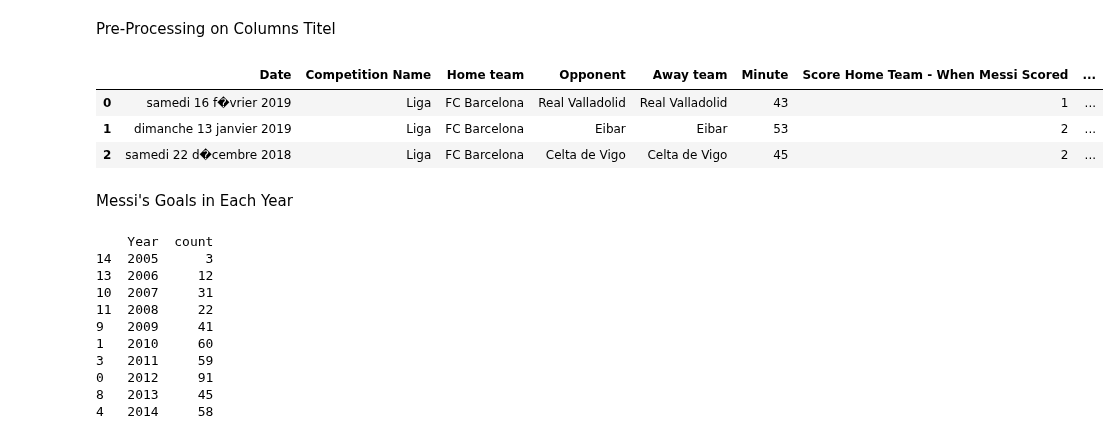
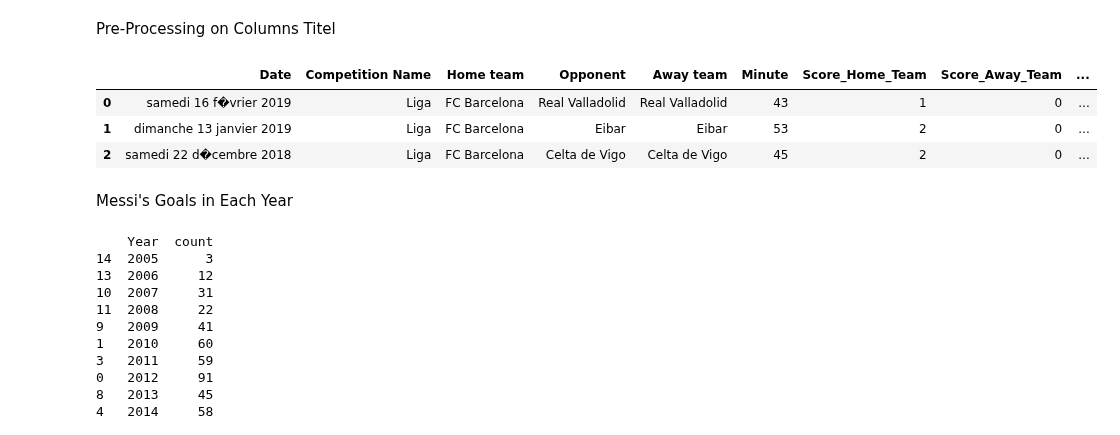
Before and after one commit to TaRa1999R/Data_Science, a Jupyter notebook: assignment40/2-messi.ipynb, the cells around one changed output. Saved outputs shown, nothing was run; the diff lists cells and outputs as text; code cells hidden in the pictures.

Commit message:
Data_Science

```diff
--- a/assignment40/2-messi.ipynb
+++ b/assignment40/2-messi.ipynb
@@ -53,13 +53,16 @@ data.head(6)
 # %% [markdown]
 Pre-Processing on Columns Titel
 # %%
-data = data.rename (columns = {'Goal Type':'Goal_Type' , 'Goal Method':'Goal_Method'})
+data = data.rename (columns = { 'Goal Type':'Goal_Type'
+                              , 'Goal Method':'Goal_Method'
+                              , 'Score Home Team - When Messi Scored' : 'Score_Home_Team'
+                              , 'Score Away Team - When Messi Scored' : 'Score_Away_Team'})
 data.head(3)
 # %% [output]
-|  | Date | Competition Name | Home team | Opponent | Away team | Minute | Score Home Team - When Messi Scored | ... |
-| 0 | samedi 16 f�vrier 2019 | Liga | FC Barcelona | Real Valladolid | Real Valladolid | 43 | 1 | ... |
-| 1 | dimanche 13 janvier 2019 | Liga | FC Barcelona | Eibar | Eibar | 53 | 2 | ... |
-| 2 | samedi 22 d�cembre 2018 | Liga | FC Barcelona | Celta de Vigo | Celta de Vigo | 45 | 2 | ... |
+|  | Date | Competition Name | Home team | Opponent | Away team | Minute | Score_Home_Team | Score_Away_Team | ... |
+| 0 | samedi 16 f�vrier 2019 | Liga | FC Barcelona | Real Valladolid | Real Valladolid | 43 | 1 | 0 | ... |
+| 1 | dimanche 13 janvier 2019 | Liga | FC Barcelona | Eibar | Eibar | 53 | 2 | 0 | ... |
+| 2 | samedi 22 d�cembre 2018 | Liga | FC Barcelona | Celta de Vigo | Celta de Vigo | 45 | 2 | 0 | ... |
 # %% [markdown]
 Messi's Goals in Each Year
 # %%
```
Also changed, not shown: parts of 1 cell of this notebook, 2 other files.
